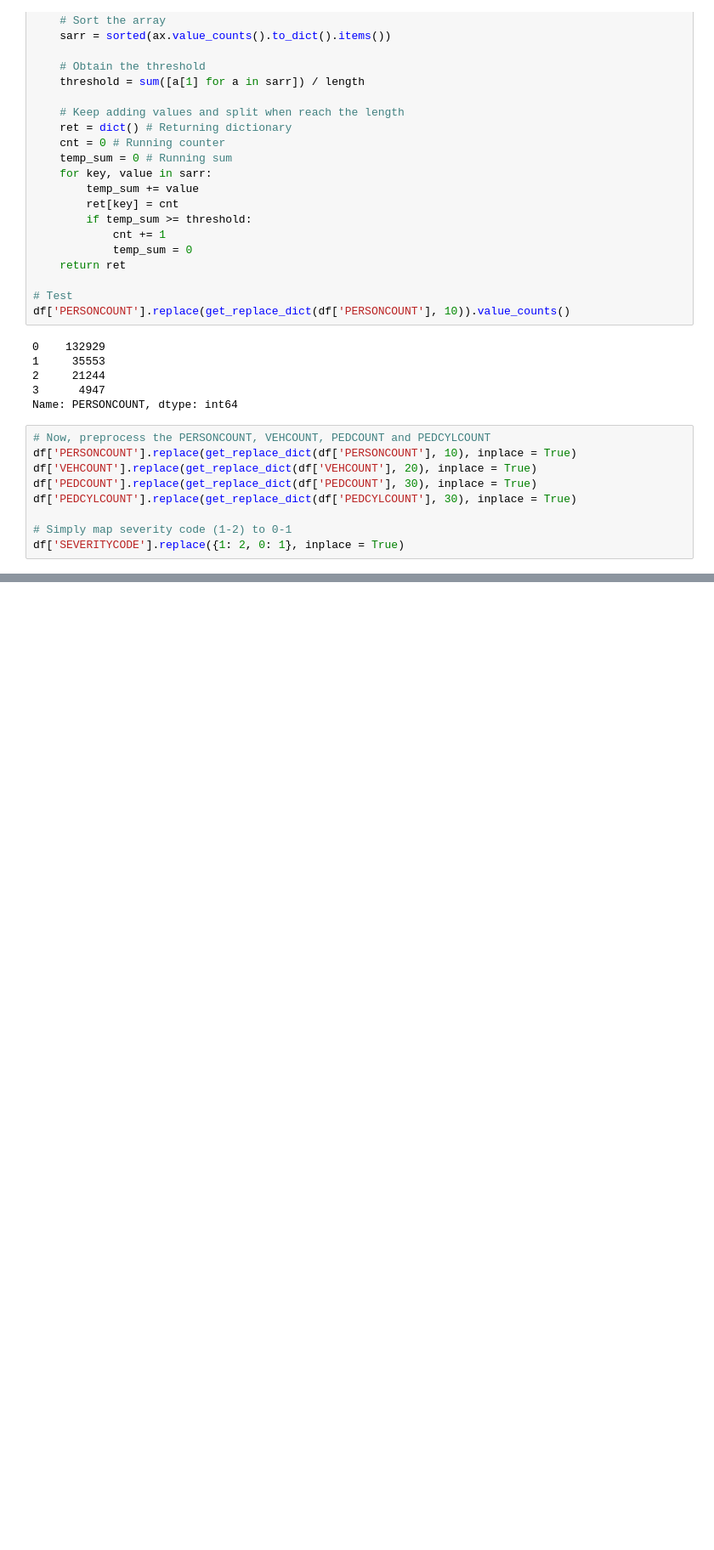
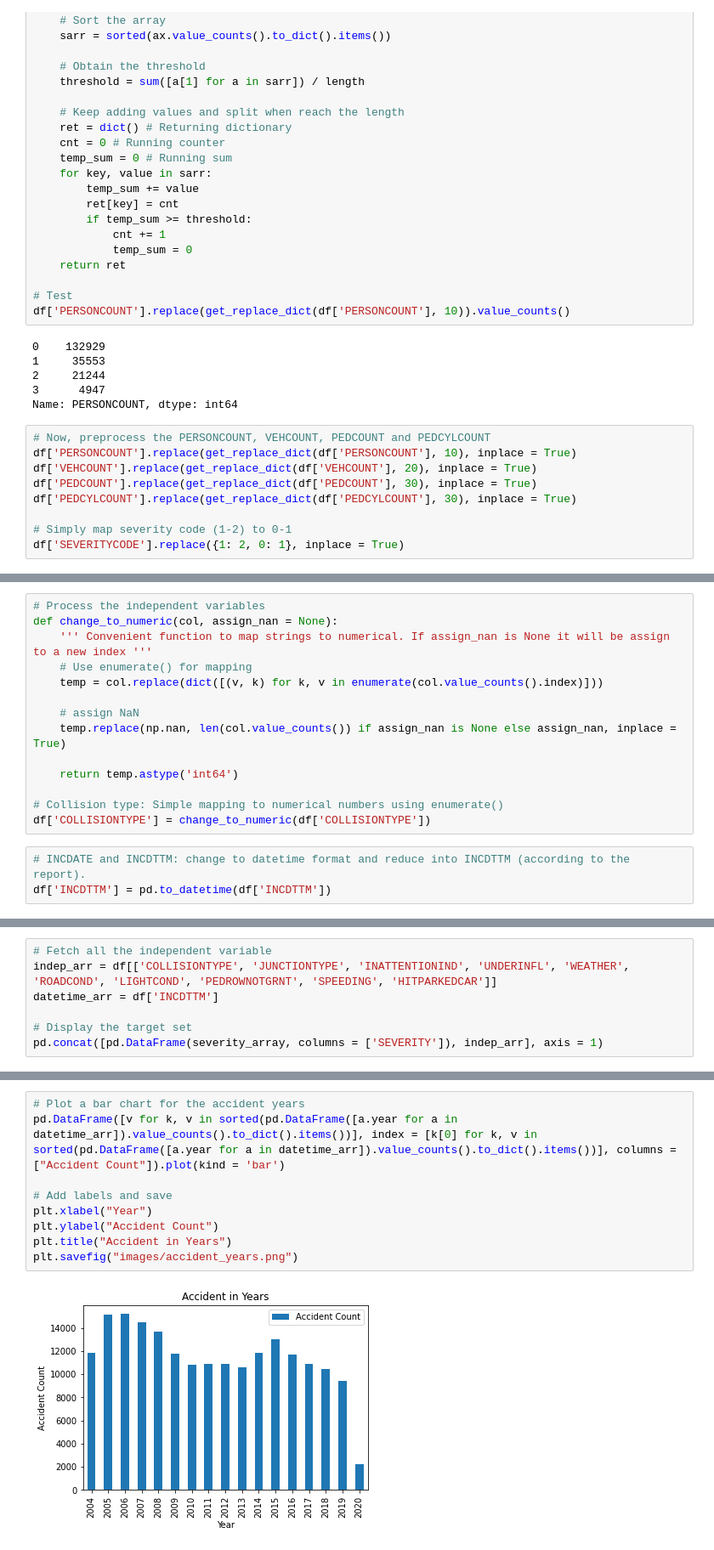
Before and after one commit to Mick235711/Coursera_Capstone, a Jupyter notebook: report.ipynb, the cells around one changed output, grey strips where cells are left out. Shown at 85% size. Drawn from its saved outputs; the diff is of its cells as text; blank space fills up the shorter version.

```diff
--- a/report.ipynb
+++ b/report.ipynb
@@ -97,0 +107,17 @@ plt.savefig('images/severity_array_value.png')
+# %%
+# Process the independent variables
+def change_to_numeric(col, assign_nan = None):
+    ''' Convenient function to map strings to numerical. If assign_nan is None it will be assign to a new index '''
+    # Use enumerate() for mapping
+    temp = col.replace(dict([(v, k) for k, v in enumerate(col.value_counts().index)]))
+
+    # assign NaN
+    temp.replace(np.nan, len(col.value_counts()) if assign_nan is None else assign_nan, inplace = True)
+
+    return temp.astype('int64')
+
+# Collision type: Simple mapping to numerical numbers using enumerate()
+df['COLLISIONTYPE'] = change_to_numeric(df['COLLISIONTYPE'])
+# %%
+# INCDATE and INCDTTM: change to datetime format and reduce into INCDTTM (according to the report).
+df['INCDTTM'] = pd.to_datetime(df['INCDTTM'])
@@ -97,0 +166,7 @@ plt.savefig('images/severity_array_value.png')
+# %%
+# Fetch all the independent variable
+indep_arr = df[['COLLISIONTYPE', 'JUNCTIONTYPE', 'INATTENTIONIND', 'UNDERINFL', 'WEATHER', 'ROADCOND', 'LIGHTCOND', 'PEDROWNOTGRNT', 'SPEEDING', 'HITPARKEDCAR']]
+datetime_arr = df['INCDTTM']
+
+# Display the target set
+pd.concat([pd.DataFrame(severity_array, columns = ['SEVERITY']), indep_arr], axis = 1)
@@ -97,0 +207,11 @@ plt.savefig('images/severity_array_value.png')
+# %%
+# Plot a bar chart for the accident years
+pd.DataFrame([v for k, v in sorted(pd.DataFrame([a.year for a in datetime_arr]).value_counts().to_dict().items())], index = [k[0] for k, v in sorted(pd.DataFrame([a.year for a in datetime_arr]).value_counts().to_dict().items())], columns = ["Accident Count"]).plot(kind = 'bar')
+
+# Add labels and save
+plt.xlabel("Year")
+plt.ylabel("Accident Count")
+plt.title("Accident in Years")
+plt.savefig("images/accident_years.png")
+# %% [output]
+[figure, added]
```
Also changed, not shown: parts of 7 cells of this notebook, 3 other files.
